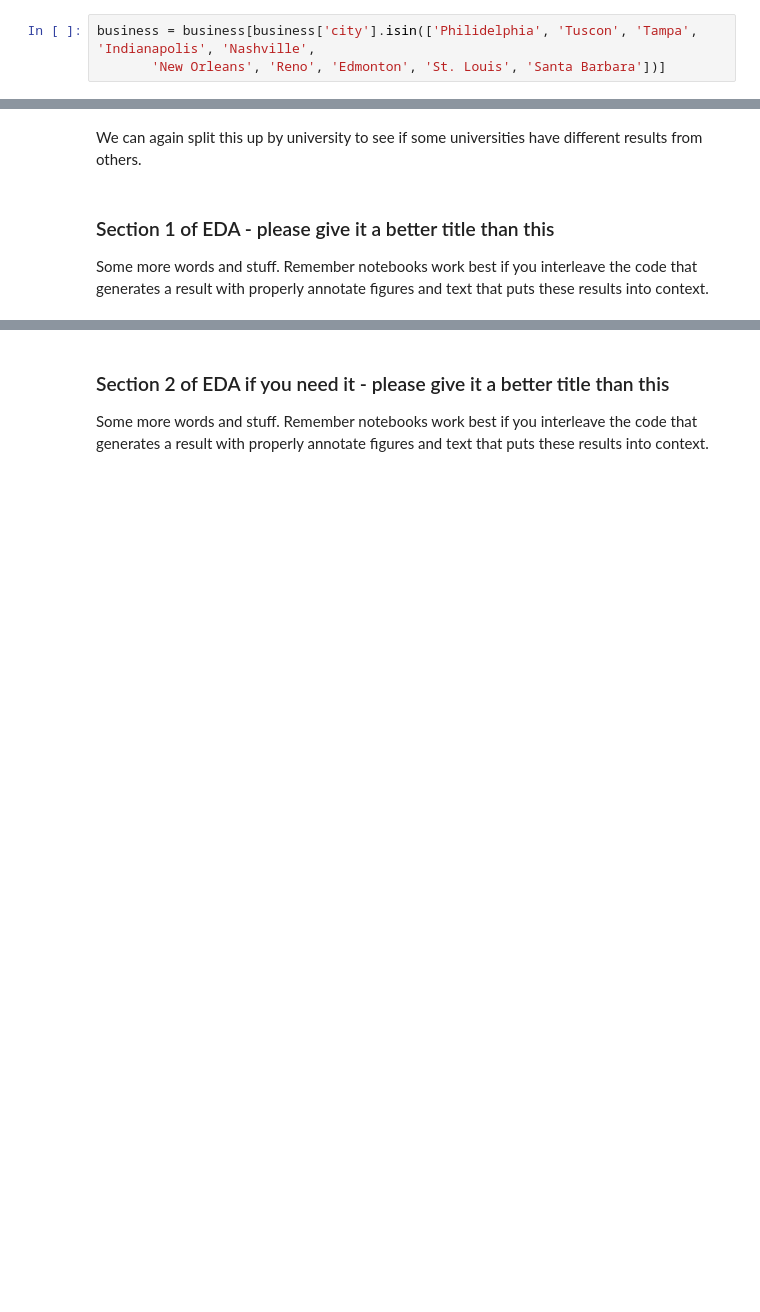
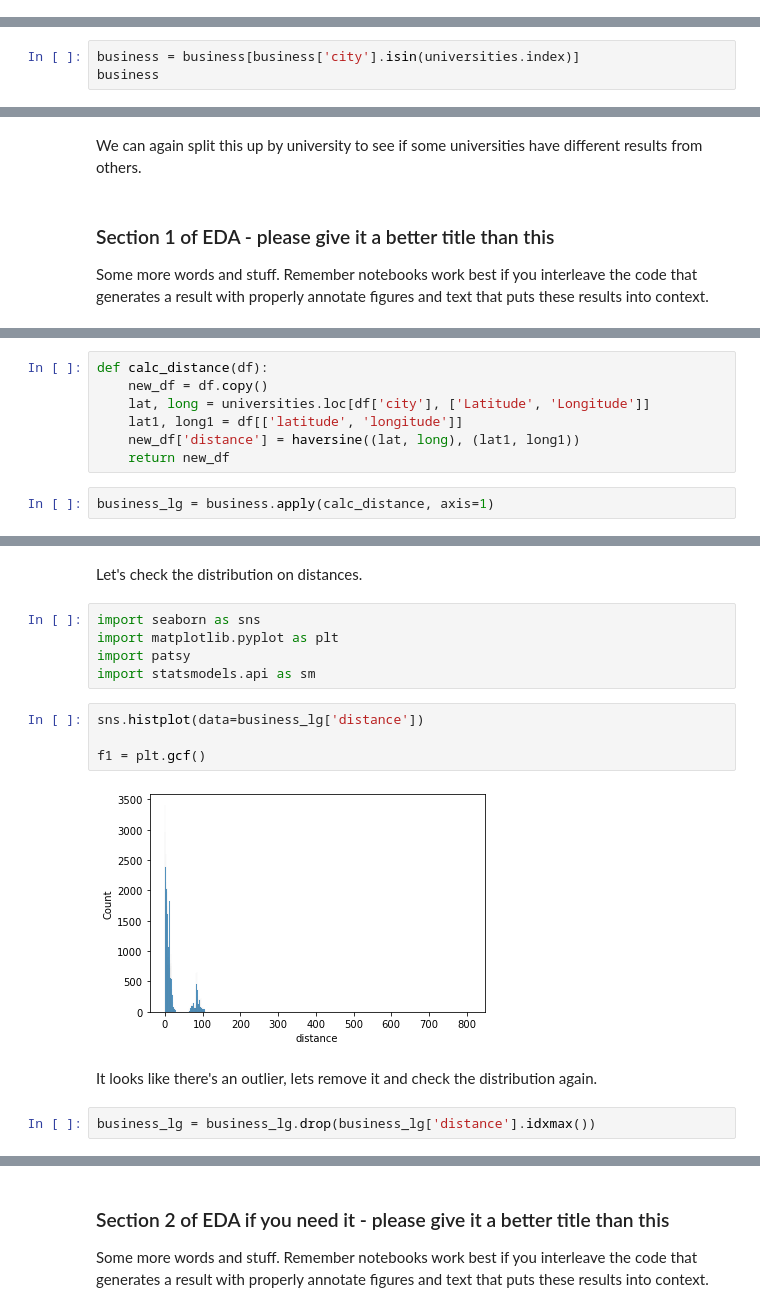
Before and after one commit to rabihzsiddiqui/Restaurant_Rating_Analysis, a Jupyter notebook: EDACheckpoint_Group025_WI24.ipynb, the cells around one changed output, grey strips where cells are left out. Saved outputs shown, nothing was run; the diff lists cells and outputs as text; blank space fills up the shorter version.

```diff
--- a/EDACheckpoint_Group025_WI24.ipynb
+++ b/EDACheckpoint_Group025_WI24.ipynb
@@ -94,5 +121,2 @@ universities
 # %% [markdown]
 Let's also filter our business dataframe to only include businesses inside these cities.
-# %%
-business = business[business['city'].isin(['Philidelphia', 'Tuscon', 'Tampa', 'Indianapolis', 'Nashville',
-       'New Orleans', 'Reno', 'Edmonton', 'St. Louis', 'Santa Barbara'])]
@@ -100,0 +123,3 @@ NameError: name 'business' is not defined
+# %%
+business = business[business['city'].isin(universities.index)]
+business
@@ -249,0 +289,9 @@ Some more words and stuff.  Remember notebooks work best if you interleave the c
+# %%
+def calc_distance(df):
+    new_df = df.copy()
+    lat, long = universities.loc[df['city'], ['Latitude', 'Longitude']]
+    lat1, long1 = df[['latitude', 'longitude']]
+    new_df['distance'] = haversine((lat, long), (lat1, long1))
+    return new_df
+# %%
+business_lg = business.apply(calc_distance, axis=1)
@@ -249,0 +314,17 @@ Some more words and stuff.  Remember notebooks work best if you interleave the c
+# %% [markdown]
+Let's check the distribution on distances.
+# %%
+import seaborn as sns
+import matplotlib.pyplot as plt
+import patsy
+import statsmodels.api as sm
+# %%
+sns.histplot(data=business_lg['distance'])
+
+f1 = plt.gcf()
+# %% [output]
+[figure, added]
+# %% [markdown]
+It looks like there's an outlier, lets remove it and check the distribution again.
+# %%
+business_lg = business_lg.drop(business_lg['distance'].idxmax())
```
Also changed, not shown: parts of 17 cells of this notebook.
